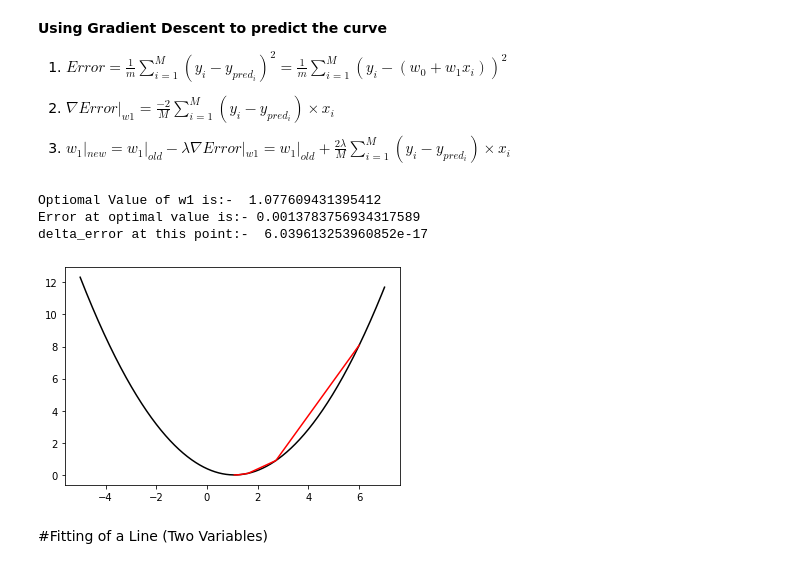
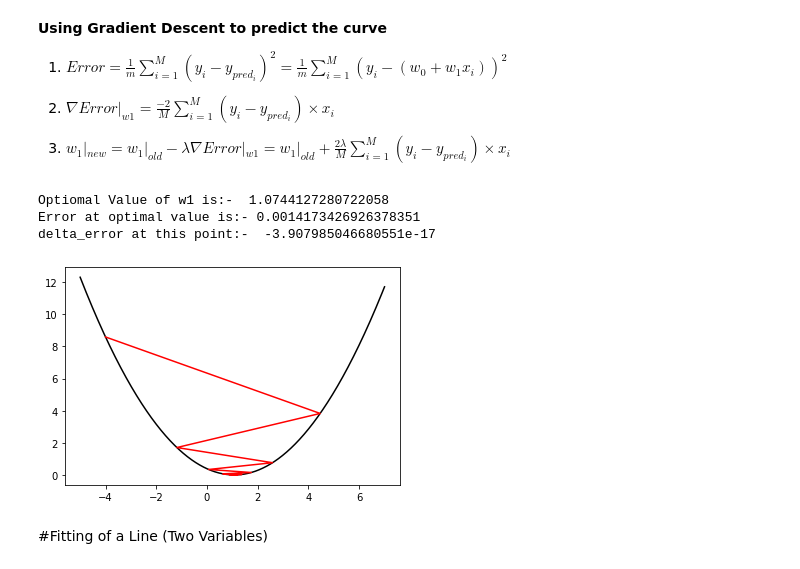
Before and after one commit to azrael05/PRML-Lab, a Jupyter notebook: Lab 05/Lab_5_Regression.ipynb, the cells around one changed output. Cells and saved outputs as stored; diff of their text form; code cells hidden in the pictures.

```diff
--- a/Lab 05/Lab_5_Regression.ipynb
+++ b/Lab 05/Lab_5_Regression.ipynb
@@ -156,44 +156,41 @@ Optimal Value of w1 is:- 1.0780780780780779
 
 
 w0=10
-start_number=-5
-end_number=7
-size_of_search_space=1000
-learning_rate=1
-w1=6
+learning_rate=2.5
+w1=-4
 
 
 #code
 w1_vector=[]
 error_vector_gd=[]
-while True:
+while i in range(10):
     w1_vector.append(w1)
     y_pred=line(w0=w0,w1=w1,x_points=x_points)
     error=error_calc(y_pred=y_pred,y_actual=y_cor)
     del_err=delta_error(x_actual=x_points,y_actual=y_cor,y_pred=y_pred)
     error_vector_gd.append(error)
     w1_new=w1-learning_rate*del_err
     if(w1_new==w1):
         break
     w1=w1_new
 
 print("Optiomal Value of w1 is:- ",w1)
 print("Error at optimal value is:-",error_vector_gd[-1])
 print("delta_error at this point:- ",del_err)
 #plot graphs
 plt.plot(search_space,error_vector,color='black')
 plt.plot(w1_vector,error_vector_gd,color="red")
 
 #delete variables
 try:
     del(x_points,y_cor,y_points,w0,w1,error_vector_gd,search_space,w1_vector,del_err,y_pred,error_vector)
 except:
     pass
 # %% [output]
-Optiomal Value of w1 is:-  1.077609431395412
-Error at optimal value is:- 0.0013783756934317589
-delta_error at this point:-  6.039613253960852e-17
+Optiomal Value of w1 is:-  1.0744127280722058
+Error at optimal value is:- 0.0014173426926378351
+delta_error at this point:-  -3.907985046680551e-17
-[figure, old version]
+[figure, new version]
 # %% [markdown]
 #Fitting of a Line (Two Variables)
 # %% [markdown]
```
Also changed, not shown: parts of 8 cells of this notebook, 3 other files.
